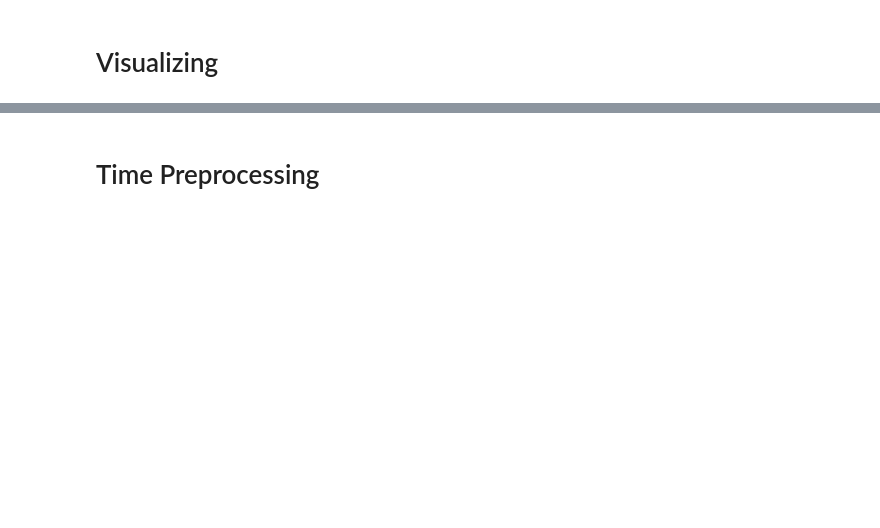
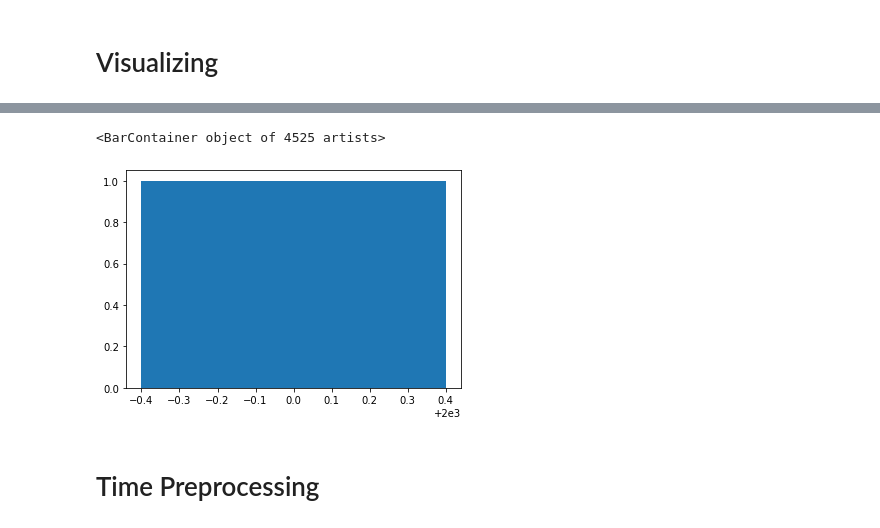
Before and after one commit to Jon400/DataVisualization, a Jupyter notebook: Hands_Motion.ipynb, the cells around one changed output, grey strips where cells are left out. Cells and saved outputs as stored; diff of their text form; code cells hidden in the pictures; blank space fills up the shorter version.

```diff
--- a/Hands_Motion.ipynb
+++ b/Hands_Motion.ipynb
@@ -69,2 +117,10 @@ data_sync
+# %%
+df = data_sync[(data_sync[" Pinch Strength_x"] > 0) | (data_sync[" Pinch Strength_y"] > 0)]
+df = df.sample(10)
+plt.bar( 2000, data_sync[" Pinch Strength_x"], label ="dd")
+#plt.bar(data_sync["Time"], data_sync[" Pinch Strength_y"], label ="df")
+# %% [output]
+<BarContainer object of 4525 artists>
+[figure, added]
 # %% [markdown]
 # Time Preprocessing
```
Also changed, not shown: parts of 39 cells of this notebook, 3 other files.
